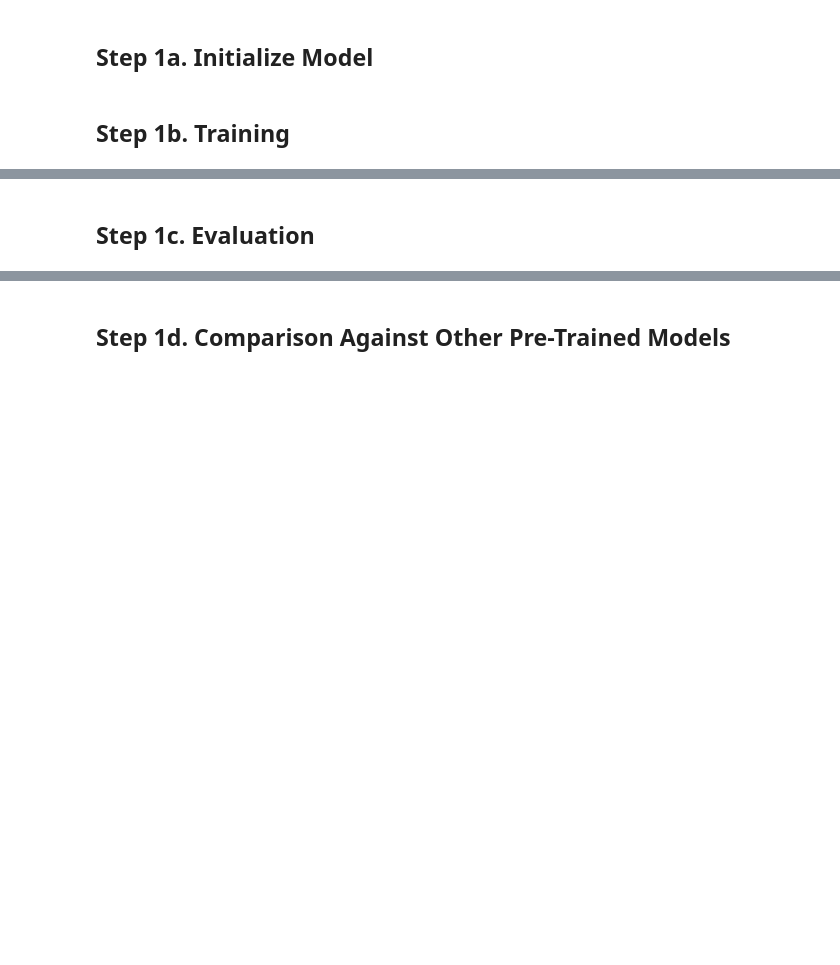
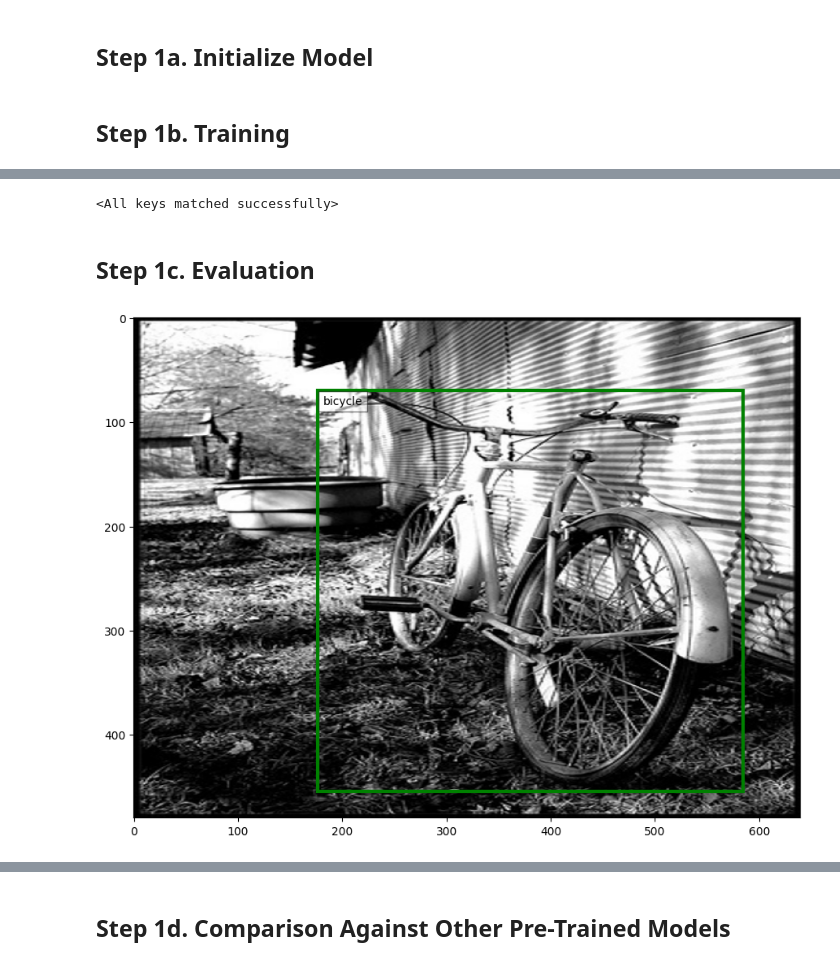
Before and after one commit to cskroonenberg/Mask_R-CNN, a Jupyter notebook: CS-7643 Project Code.ipynb, the cells around one changed output, grey strips where cells are left out. Cells and saved outputs as stored; diff of their text form; code cells hidden in the pictures; blank space fills up the shorter version.

Commit message:
Updated notebook for model training

```diff
--- a/CS-7643 Project Code.ipynb
+++ b/CS-7643 Project Code.ipynb
@@ -39,24 +41,24 @@ Current device is: cuda
 # %%
 # data parameters
 dataset_name = "voc-2007"
-num_train = 20
-num_val = 5
+num_train = 3000
+num_val = 1000
 h_img_std = 480 # standard image height to resize to
 w_img_std = 640 # standard image width to resize to
 
-# initial import from fiftyone.zoo
-dataset_train = foz.load_zoo_dataset(
-    dataset_name,
-    splits=["train"],
-    max_samples=num_train
-)
-dataset_val = foz.load_zoo_dataset(
-    dataset_name,
-    splits=["validation"],
-    max_samples=num_val
-)
+# # initial import from fiftyone.zoo
+# dataset_train = foz.load_zoo_dataset(
+#     dataset_name,
+#     splits=["train"],
+#     max_samples=num_train
+# )
+# dataset_val = foz.load_zoo_dataset(
+#     dataset_name,
+#     splits=["validation"],
+#     max_samples=num_val
+# )
 
 # load images into tensors and parse out the target information (bounding boxes and labels)
-data_train, data_val, cat_ids = DataManager.load_data(dataset_train, dataset_val, (h_img_std, w_img_std))
+data_train, data_val, str2id, id2str = DataManager.load_data(dataset_name, num_train, num_val, (h_img_std, w_img_std))
 # %% [output]
 Split 'train' already downloaded
@@ -149,2 +182,6 @@ KeyboardInterrupt:
+# %%
+model.load_state_dict(torch.load('G:\\Dropbox (GaTech)\\CS7643_DL\\Mask_R-CNN\\results\\models\\2024-04-14_210450\\model.pt'))
+# %% [output]
+<All keys matched successfully>
 # %% [markdown]
 ## Step 1c. Evaluation
@@ -152,0 +191,9 @@ model.eval()
+# %%
+eval_idx = 3
+# id_cats = {cat_ids[key]: key for key in cat_ids.keys()}                            # reverse the category ids
+example_image = data_val.images[eval_idx].long()                              # look up the image and convert to long
+example_labels = [id2str[key] for key in data_val.labels[eval_idx].tolist()] # get the actual label string(s)
+example_bboxes = data_val.bboxes[eval_idx]                                    # get this sample's bounding box(es) (format is: [x_min, y_min, x_max, y_max])
+ImageUtil.build_image(example_image, example_bboxes, example_labels, 'g')
+# %% [output]
+[figure, added]
```
Also changed, not shown: parts of 37 cells of this notebook.
